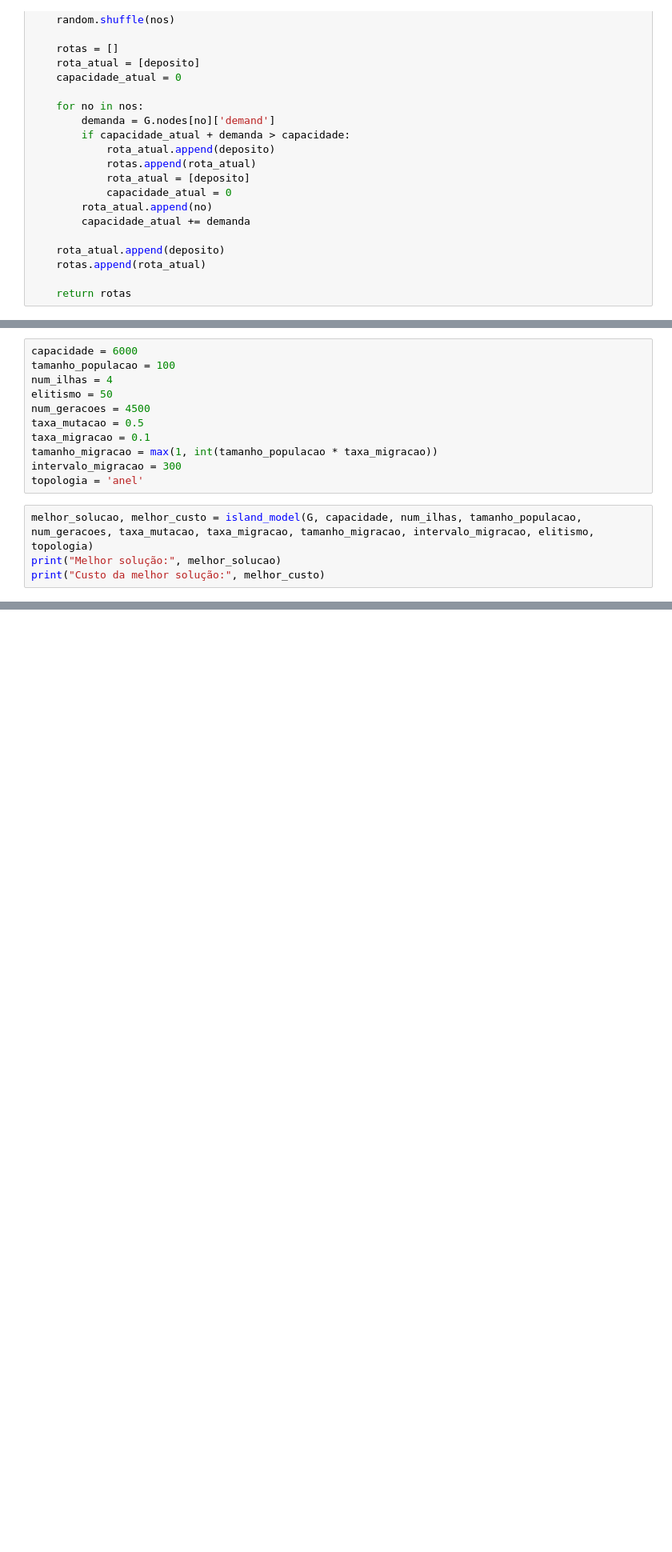
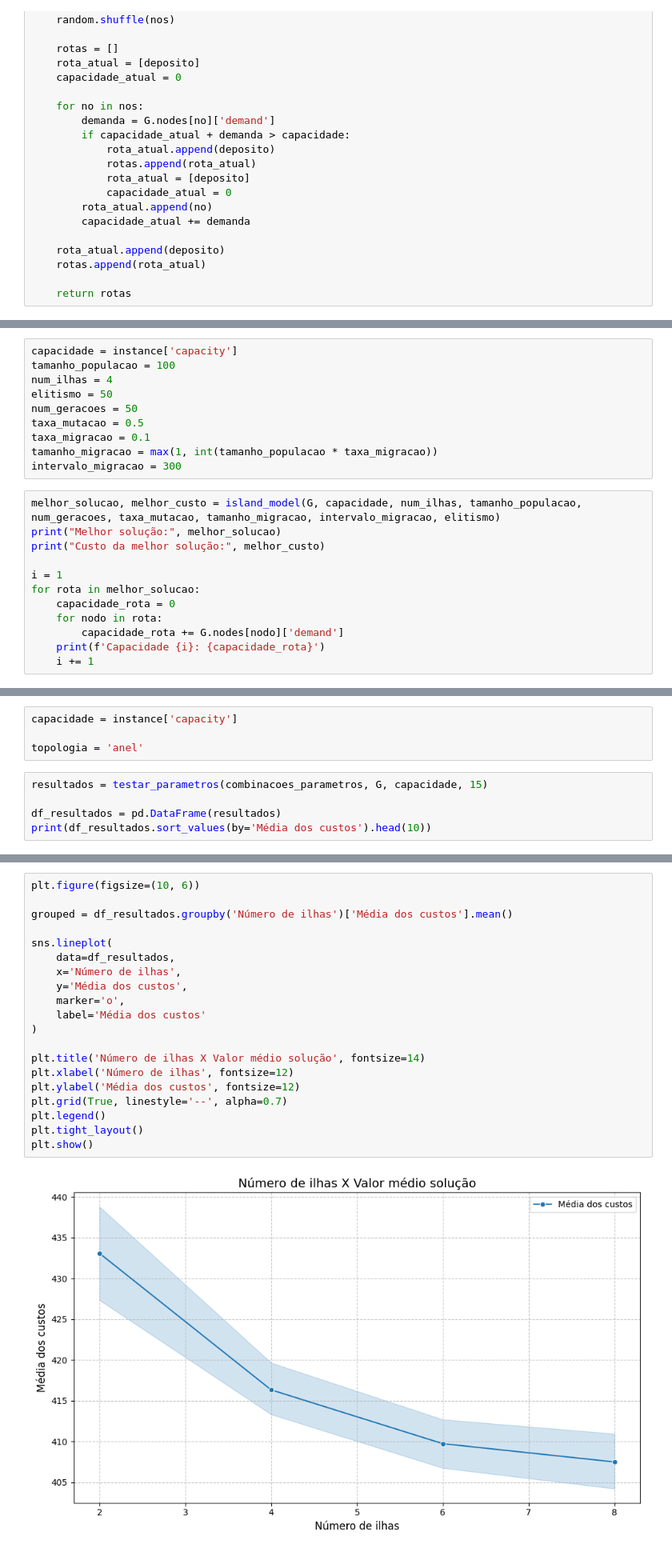
Before and after one commit to gustavouliano/cvrp_algorithms, a Jupyter notebook: island_model_ga-parallel.ipynb, the cells around one changed output, grey strips where cells are left out. Shown: that part at 80% size. Cells and saved outputs as stored; diff of their text form; blank space fills up the shorter version.

```diff
--- a/island_model_ga-parallel.ipynb
+++ b/island_model_ga-parallel.ipynb
@@ -219,18 +245,25 @@ def island_model(G, capacidade, num_ilhas, tamanho_populacao, num_geracoes, taxa
 
     return melhor_solucao, melhor_custo
 # %%
-capacidade = 6000
+capacidade = instance['capacity']
 tamanho_populacao = 100
 num_ilhas = 4
 elitismo = 50
-num_geracoes = 4500
+num_geracoes = 50
 taxa_mutacao = 0.5
 taxa_migracao = 0.1
 tamanho_migracao = max(1, int(tamanho_populacao * taxa_migracao))
 intervalo_migracao = 300
-topologia = 'anel'
 # %%
-melhor_solucao, melhor_custo = island_model(G, capacidade, num_ilhas, tamanho_populacao, num_geracoes, taxa_mutacao, taxa_migracao, tamanho_migracao, intervalo_migracao, elitismo, topologia)
+melhor_solucao, melhor_custo = island_model(G, capacidade, num_ilhas, tamanho_populacao, num_geracoes, taxa_mutacao, tamanho_migracao, intervalo_migracao, elitismo)
 print("Melhor solução:", melhor_solucao)
 print("Custo da melhor solução:", melhor_custo)
+
+i = 1
+for rota in melhor_solucao:
+    capacidade_rota = 0
+    for nodo in rota:
+        capacidade_rota += G.nodes[nodo]['demand']
+    print(f'Capacidade {i}: {capacidade_rota}')
+    i += 1
 # %% [output]
@@ -238,0 +344,9 @@ Custo da melhor solução: 558.1812057543656
+# %%
+capacidade = instance['capacity']
+
+topologia = 'anel'
+# %%
+resultados = testar_parametros(combinacoes_parametros, G, capacidade, 15)
+
+df_resultados = pd.DataFrame(resultados)
+print(df_resultados.sort_values(by='Média dos custos').head(10))
@@ -238,0 +367,22 @@ Custo da melhor solução: 558.1812057543656
+# %%
+plt.figure(figsize=(10, 6))
+
+grouped = df_resultados.groupby('Número de ilhas')['Média dos custos'].mean()
+
+sns.lineplot(
+    data=df_resultados,
+    x='Número de ilhas',
+    y='Média dos custos',
+    marker='o',
+    label='Média dos custos'
+)
+
+plt.title('Número de ilhas X Valor médio solução', fontsize=14)
+plt.xlabel('Número de ilhas', fontsize=12)
+plt.ylabel('Média dos custos', fontsize=12)
+plt.grid(True, linestyle='--', alpha=0.7)
+plt.legend()
+plt.tight_layout()
+plt.show()
+# %% [output]
+[figure, added]
```
Also changed, not shown: parts of 12 cells of this notebook, 51 other files.
